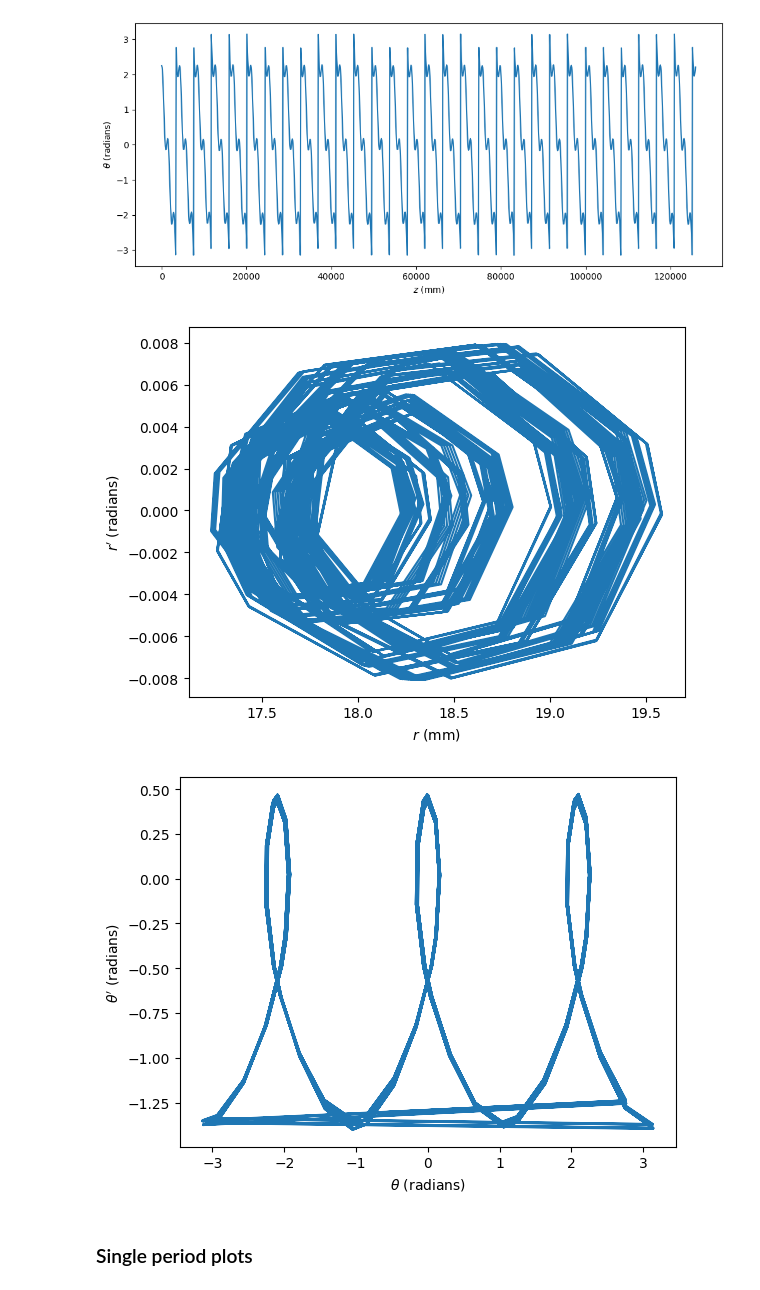
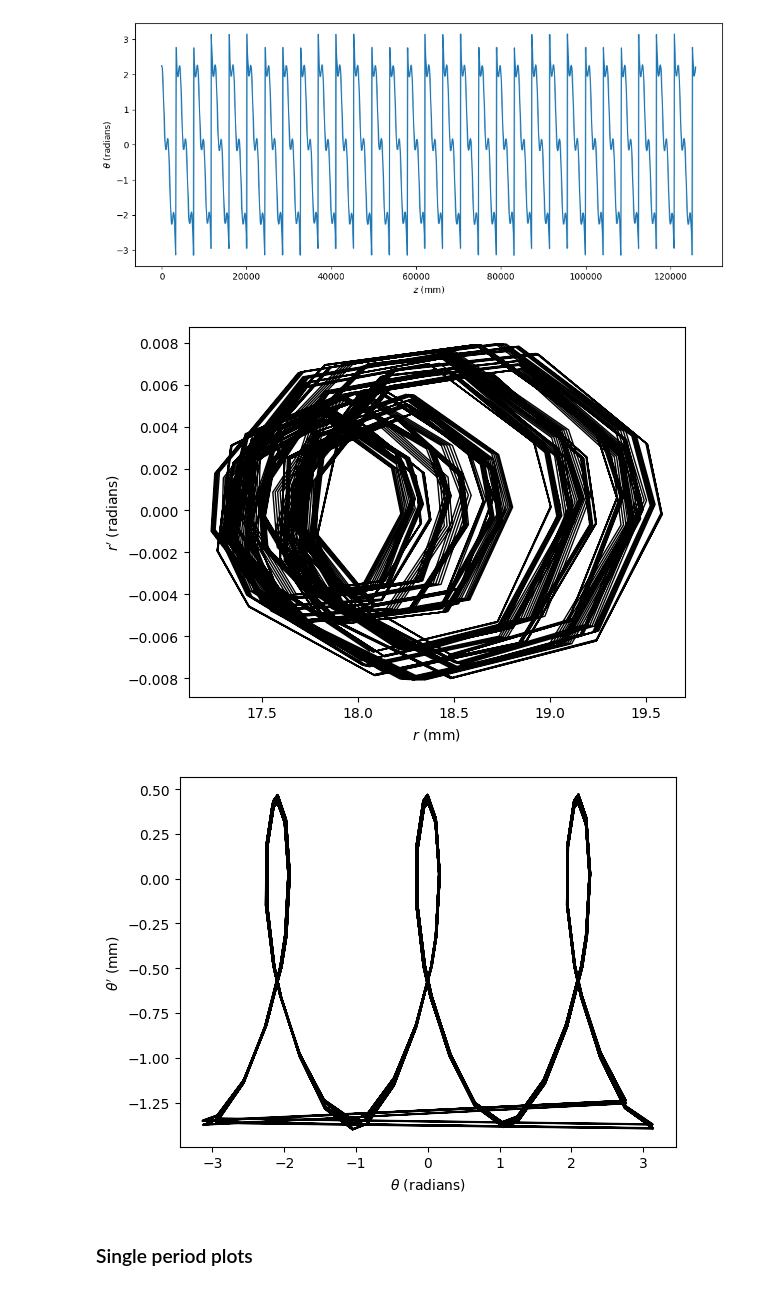
Before and after one commit to criggall/muon-cooling, a Jupyter notebook: hfofo-latest/plot_reference_particle.ipynb, the cells around one changed output. Drawn from its saved outputs; the diff is of its cells as text; code cells hidden in the pictures.

Commit message:
fixing some plots

```diff
--- a/hfofo-latest/plot_reference_particle.ipynb
+++ b/hfofo-latest/plot_reference_particle.ipynb
@@ -220,20 +220,20 @@ plt.show()
 [figure]
 # %%
 # Plot polar (r) phase space:
-plt.plot(r_vals, rp_vals)
+plt.plot(r_vals, rp_vals, color='black', linewidth=1)
 plt.xlabel('$r$ (mm)')
 plt.ylabel('$r^{\prime}$ (radians)')
 plt.show()
 # %% [output]
-[figure, old version]
+[figure, new version]
 # %%
 # Plot polar (theta) phase space:
-plt.plot(theta_vals,thetap_vals)
+plt.plot(theta_vals,thetap_vals,color='black',linewidth=1)
 plt.xlabel(r'$\theta$ (radians)')
-plt.ylabel(r'$\theta^{\prime}$ (radians)')
+plt.ylabel(r'$\theta^{\prime}$ (mm)')
 plt.show()
 # %% [output]
-[figure, old version]
+[figure, new version]
 # %% [markdown]
 ### Single period plots
 # %%
```
Also changed, not shown: parts of 3 cells of this notebook, 1 other file.
